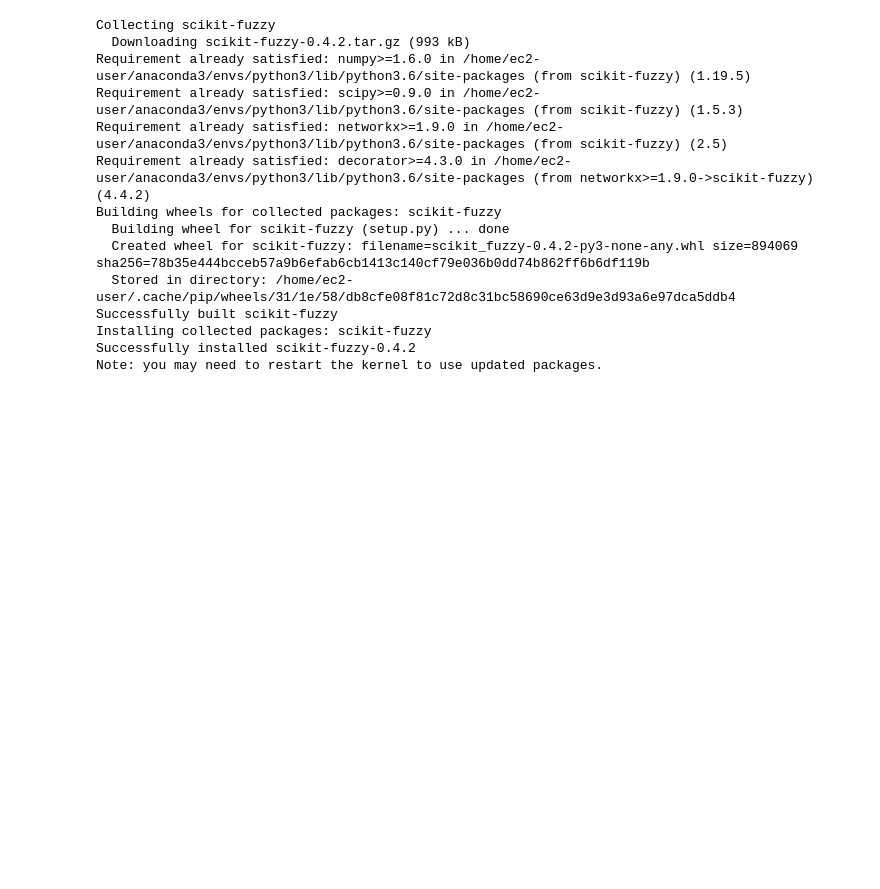
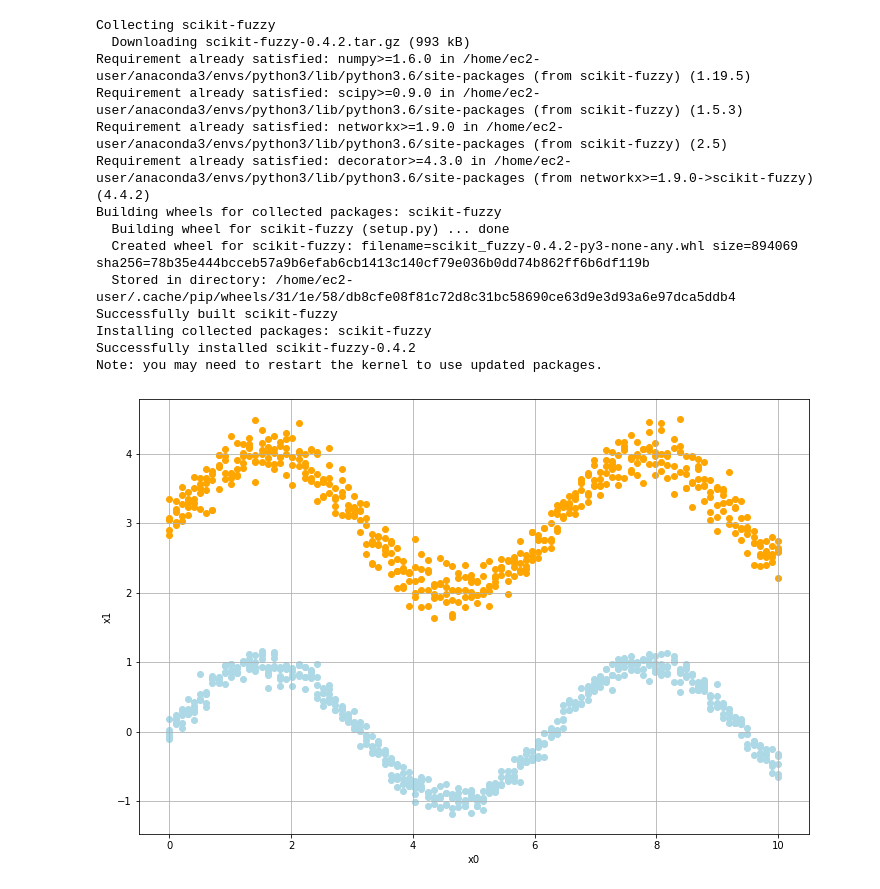
Before and after one commit to oscarm524/DATA-445, a Jupyter notebook: Chapter7/Chapter7.ipynb, the cells around one changed output. Cells and saved outputs as stored; diff of their text form; code cells hidden in the pictures; blank space fills up the shorter version.

```diff
--- a/Chapter7/Chapter7.ipynb
+++ b/Chapter7/Chapter7.ipynb
@@ -274,3 +274,38 @@ X = scaler.transform(X)
 
 ## Fitting Fuzzy C-means with 5 clusters
 fc, W, u0, d, jm, p, pc = cmeans(X.T, c = 5, m = 1.25, error = 1e-6, maxiter = 1000)
+# %%
+x = np.linspace(start = 0, stop = 10, num = 100)
+y1 = np.sin(x) + np.random.normal(loc = 0, scale = 0.1, size = 100)
+y2 = np.sin(x) + np.random.normal(loc = 0, scale = 0.1, size = 100)
+y3 = np.sin(x) + np.random.normal(loc = 0, scale = 0.1, size = 100)
+y4 = np.sin(x) + np.random.normal(loc = 0, scale = 0.1, size = 100)
+y5 = np.sin(x) + np.random.normal(loc = 0, scale = 0.1, size = 100)
+
+z1 = np.sin(x) + np.random.normal(loc = 0, scale = 0.2, size = 100) + 3
+z2 = np.sin(x) + np.random.normal(loc = 0, scale = 0.2, size = 100) + 3
+z3 = np.sin(x) + np.random.normal(loc = 0, scale = 0.2, size = 100) + 3
+z4 = np.sin(x) + np.random.normal(loc = 0, scale = 0.2, size = 100) + 3
+z5 = np.sin(x) + np.random.normal(loc = 0, scale = 0.2, size = 100) + 3
+
+
+import matplotlib.pyplot as plt
+plt.figure(figsize =(12,8))
+plt.scatter(x, y1, color = 'lightblue')
+plt.scatter(x, y2, color = 'lightblue')
+plt.scatter(x, y3, color = 'lightblue')
+plt.scatter(x, y4, color = 'lightblue')
+plt.scatter(x, y5, color = 'lightblue')
+
+plt.scatter(x, z1, color = 'orange')
+plt.scatter(x, z2, color = 'orange')
+plt.scatter(x, z3, color = 'orange')
+plt.scatter(x, z4, color = 'orange')
+plt.scatter(x, z5, color = 'orange')
+
+plt.xlabel('x0')
+plt.ylabel('x1')
+plt.grid()
+plt.savefig('chapter7_plot4.pdf')
+# %% [output]
+[figure, added]
```
Also changed, not shown: 1 other file.
